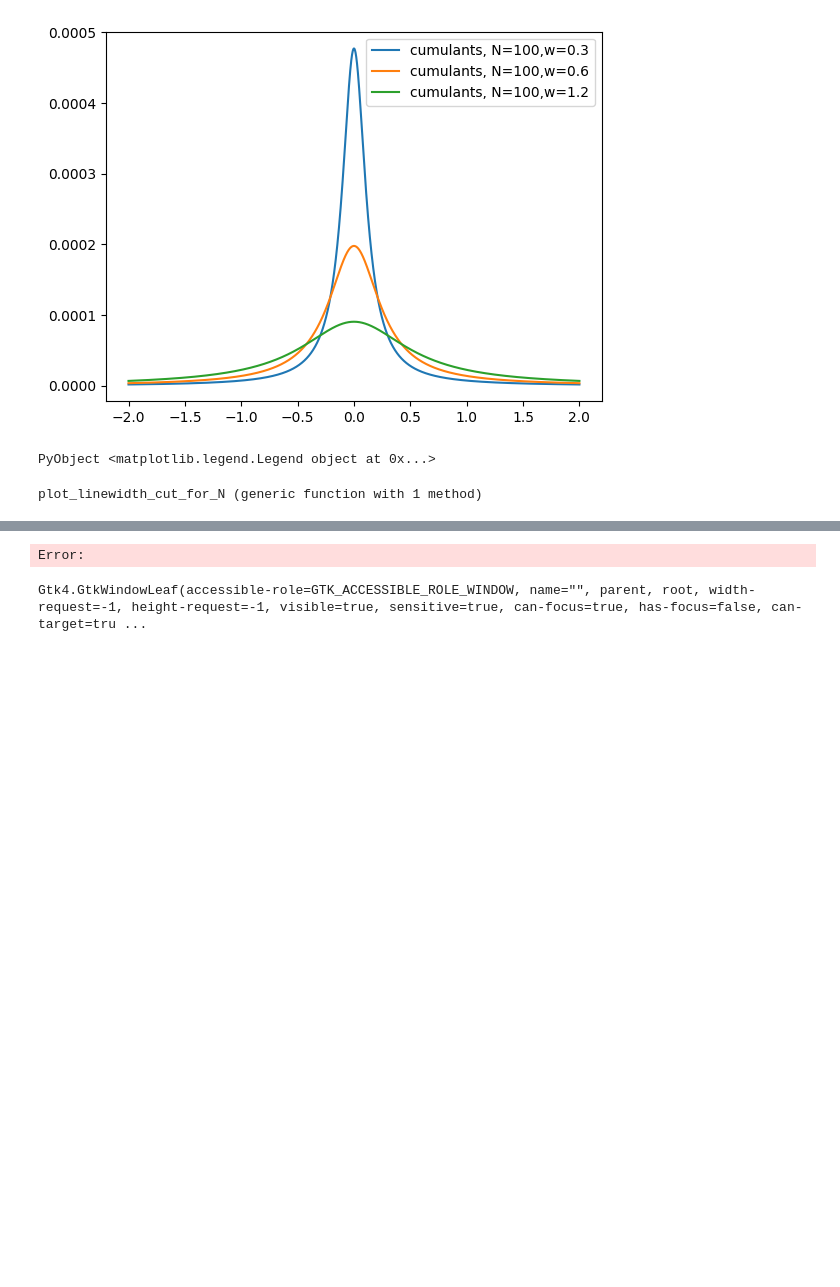
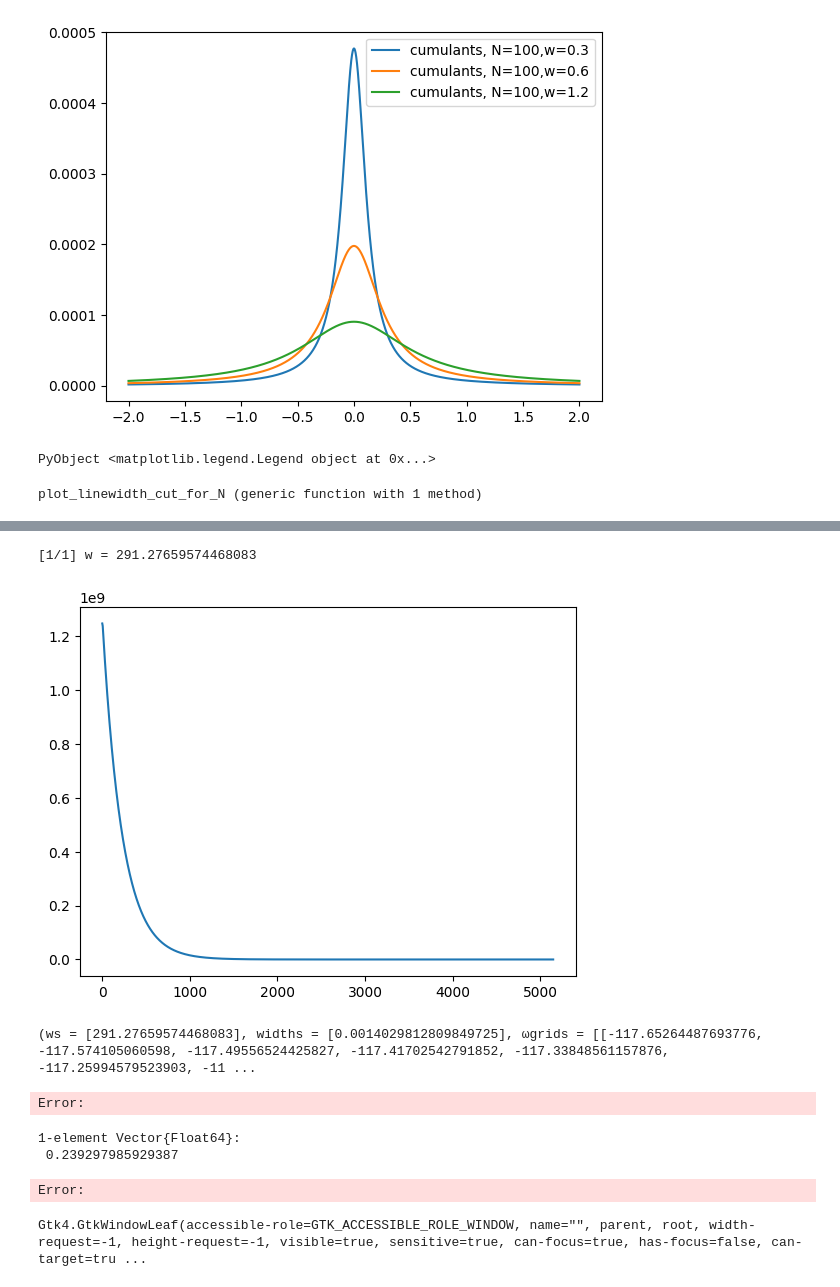
Before and after one commit to Nico0oblr/SuperradiantLaserMCWF, a Jupyter notebook: SuperradiantVSMeanField.ipynb, the cells around one changed output, grey strips where cells are left out. Cells and saved outputs as stored; diff of their text form; code cells hidden in the pictures; blank space fills up the shorter version.

```diff
--- a/SuperradiantVSMeanField.ipynb
+++ b/SuperradiantVSMeanField.ipynb
@@ -1709,3 +1730,42 @@ using ProfileView
+# %%
+N = 100000
+g = 37.0
+kappa = 9.4e5
+gamma = 0.01
+gamma_phi = 1.0
+Delta = 0.0
+
+Γ = 4 * g^2 / kappa
+ws_opt = [0.5 * N * Γ]
+#ws = 10.0 .^ range(-3, 4, length=50) .* (N * Γ)
+
+scan_mc = scan_w_linewidth_mc(
+    ws_opt;#[10:10];
+    N = N,
+    global_decay = Γ,
+    local_decay = gamma,
+    local_dephasing = gamma_phi,
+    N_traj = 1000,
+    t_ss = 0.02 / Γ,
+    t_mix = 0.02 / Γ,
+    τ_max = 30.0 / Γ,
+    n_grid = 1000,
+    tail_mode = :deterministic,
+    seed = 1234,
+    verbose = true
+)
+
+scan_mc
+# %% [output]
+[1/1] w = 291.27659574468083
+[figure, added]
+(ws = [291.27659574468083], widths = [0.0014029812809849725], ωgrids = [[-117.65264487693776, -117.574105060598, -117.49556524425827, -117.41702542791852, -117.33848561157876, -117.25994579523903, -11 ...
+Error:
+# %%
+scan_mc.widths ./ Γ
+# %% [output]
+1-element Vector{Float64}:
+ 0.239297985929387
 # %%
 N = 10000
 g = 37.0
```
Also changed, not shown: parts of 6 cells of this notebook, 13 other files.
